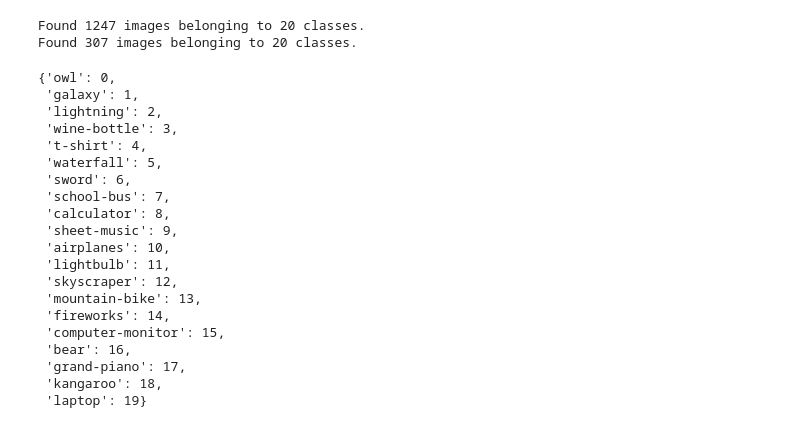
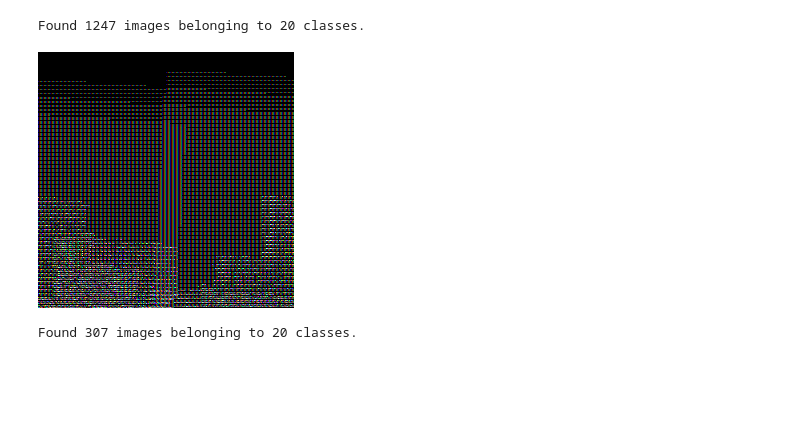
Before and after one commit to francescocorda/anndl, a Jupyter notebook: image-classification/image-classification.ipynb, the cells around one changed output. Cells and saved outputs as stored; diff of their text form; code cells hidden in the pictures; blank space fills up the shorter version.

```diff
--- a/image-classification/image-classification.ipynb
+++ b/image-classification/image-classification.ipynb
@@ -43,7 +43,7 @@ if apply_data_augmentation:
                                         height_shift_range=10,
                                         zoom_range=0.3,
                                         horizontal_flip=True,
-                                        vertical_flip=True,
+                                        vertical_flip=False,
                                         fill_mode='constant',
                                         cval=0,
                                         rescale=1./255)
@@ -53,7 +53,6 @@ else:
 
 # Create validation and test ImageDataGenerator objects
 valid_data_gen = ImageDataGenerator(rescale=1./255)
-test_data_gen = ImageDataGenerator(rescale=1./255)
 # %%
 # Create generators to read images from dataset directory
 # -------------------------------------------------------
@@ -89,34 +88,51 @@ if decide_class_indices:
                'bear', # 16
                'grand-piano', # 17
                'kangaroo', # 18
                'laptop'] # 19
 else:
     classes=None
 
 # Training
 training_dir = os.path.join(dataset_dir, 'training')
 train_gen = train_data_gen.flow_from_directory(training_dir,
                                                target_size=(img_h, img_w),
                                                batch_size=bs,
                                                classes=class_list,
                                                class_mode='categorical',
                                                shuffle=True,
                                                subset='training',
                                                seed=SEED)
 # targets are directly converted into one-hot vectors
 
+import PIL
+from PIL import Image
+import numpy as np
+
+#ciclo
+#for n_array_image, n_array_labels in train_gen
+#     for n_image in n_array_image
+
+#singola immagine
+n_array_image, n_array_labels = train_gen[0]
+n_image = n_array_image[0]
+data = n_image
+data[255, 255] = [255, 0, 0] #provato anche a commentare questo comando ma non cambia
+img = Image.fromarray(data, 'RGB')
+display(img.resize((256,256), PIL.Image.LANCZOS))
+
 # Validation,
 valid_gen = train_data_gen.flow_from_directory(training_dir,
                                                target_size=(img_h, img_w),
                                                batch_size=bs,
                                                classes=class_list,
                                                class_mode='categorical',
                                                shuffle=False,
                                                subset='validation',
                                                seed=SEED)
 # %% [output]
 Found 1247 images belonging to 20 classes.
-Found 307 images belonging to 20 classes.
+[figure, added]
+Found 307 images belonging to 20 classes.
 # %%
 # Create Dataset objects
 # ----------------------
@@ -159,27 +175,6 @@ valid_dataset = tf.data.Dataset.from_generator(lambda: valid_gen,
 valid_dataset = valid_dataset.repeat()
 # %%
 train_gen.class_indices
-# %% [output]
-{'owl': 0,
- 'galaxy': 1,
- 'lightning': 2,
- 'wine-bottle': 3,
- 't-shirt': 4,
- 'waterfall': 5,
- 'sword': 6,
- 'school-bus': 7,
- 'calculator': 8,
- 'sheet-music': 9,
- 'airplanes': 10,
- 'lightbulb': 11,
- 'skyscraper': 12,
- 'mountain-bike': 13,
- 'fireworks': 14,
- 'computer-monitor': 15,
- 'bear': 16,
- 'grand-piano': 17,
- 'kangaroo': 18,
- 'laptop': 19}
 # %%
 # Keras Model subclassing
 # -----------------------
```
Also changed, not shown: parts of 2 cells of this notebook, 2 other files.
